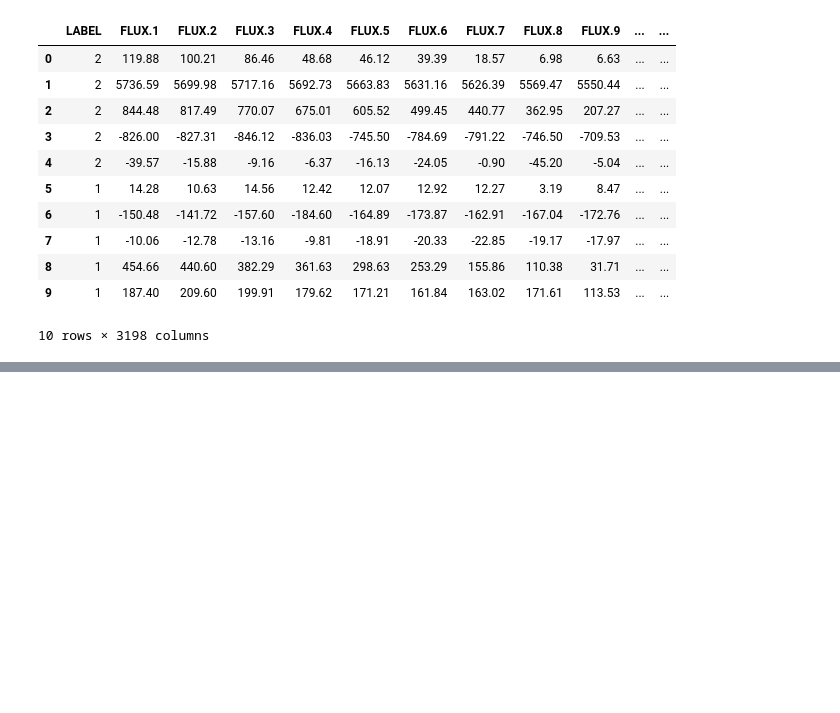
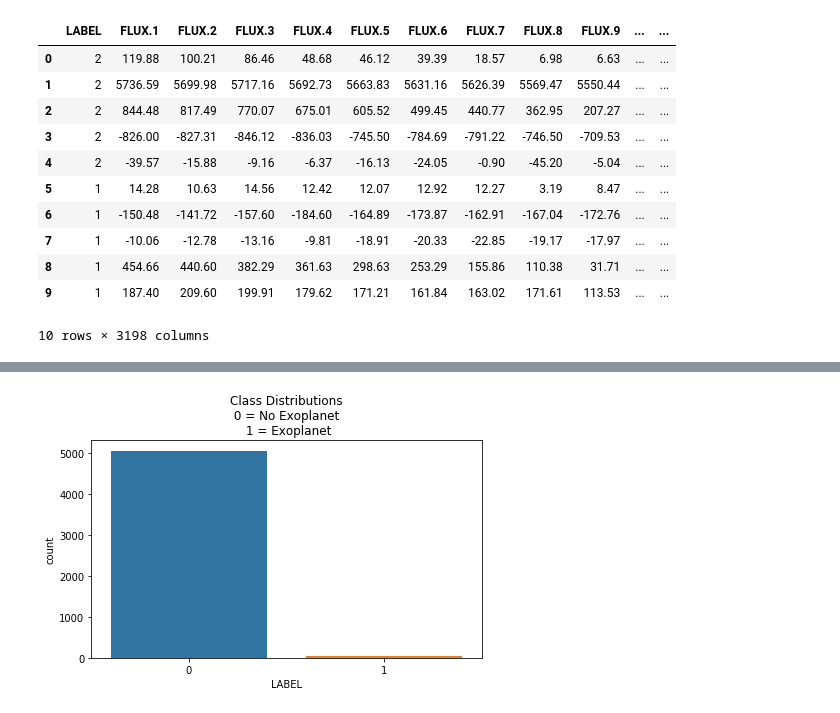
Before and after one commit to AnnaMariaLedwon/Exoplanet, a Jupyter notebook: Exoplanet Hunting Project.ipynb, the cells around one changed output, grey strips where cells are left out. Saved outputs shown, nothing was run; the diff lists cells and outputs as text; code cells hidden in the pictures; blank space fills up the shorter version.

Commit message:
Flux Plot Added

```diff
--- a/Exoplanet Hunting Project.ipynb
+++ b/Exoplanet Hunting Project.ipynb
@@ -57,0 +89,9 @@ exo
+# %%
+# Plot of Class Distribution
+plt.figure(figsize=(7,4))
+colors = ["0", "1"]
+sns.countplot('LABEL', data=exo_train)
+plt.title('Class Distributions\n 0 = No Exoplanet \n 1 = Exoplanet')
+plt.show()
+# %% [output]
+[figure, added]
```
Also changed, not shown: parts of 7 cells of this notebook.
